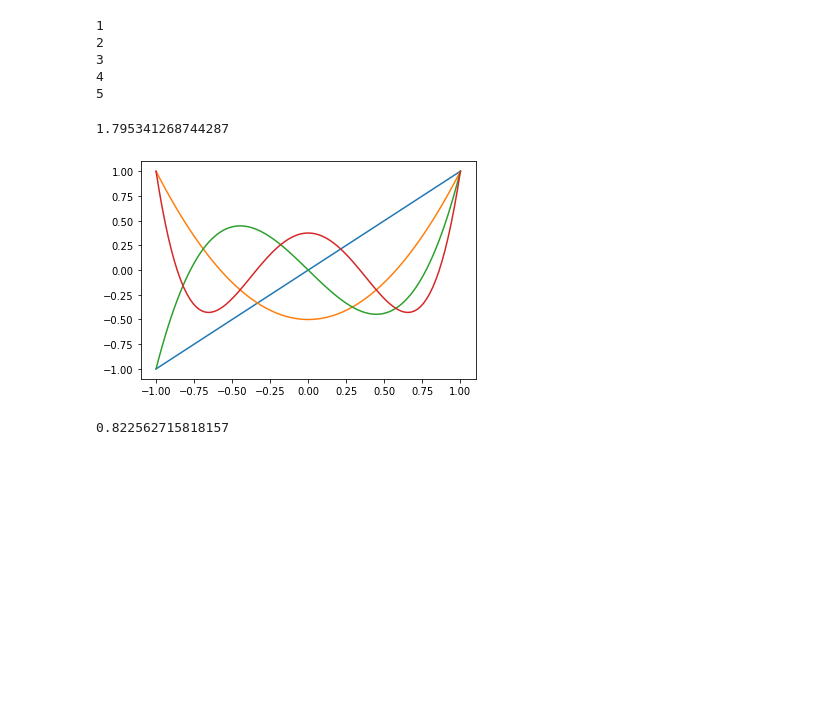
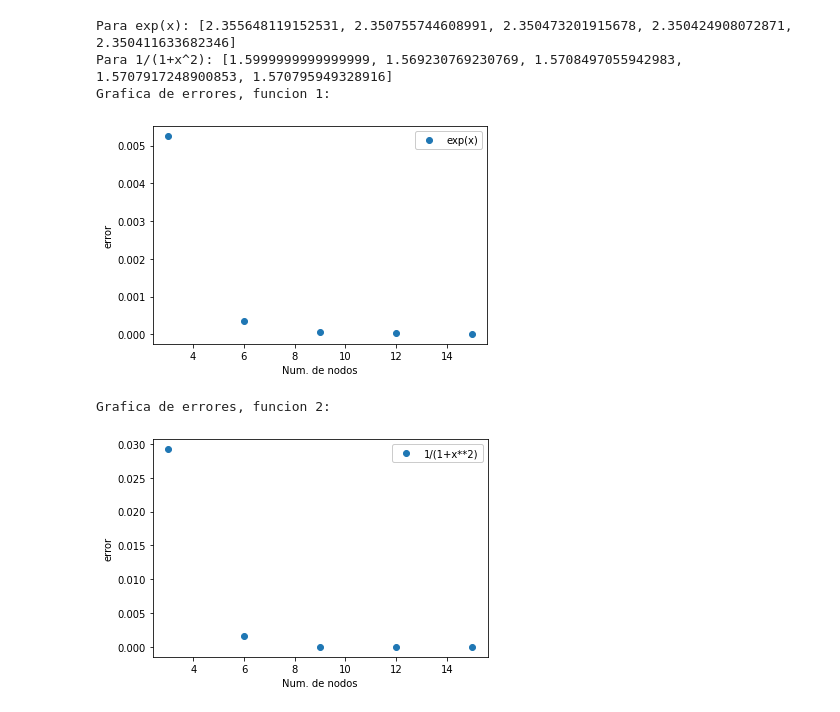
Before and after one commit to JairEsc/Mat_Apl, a Jupyter notebook: MN_T13.ipynb, the cells around one changed output. Drawn from its saved outputs; the diff is of its cells as text; code cells hidden in the pictures; blank space fills up the shorter version.

```diff
--- a/MN_T13.ipynb
+++ b/MN_T13.ipynb
@@ -19,13 +2,0 @@ def Simpson(f,a,b,n):
-# %%
-def f(x):
-    return(1/x)
-a=2
-b=7
-Simpson(f,a,b,6)
-# %% [output]
-1
-2
-3
-4
-5
-1.795341268744287
@@ -32,2 +5,46 @@ Simpson(f,a,b,6)
+# %%
+def Simpson_comp(f,a,b,n):
+    if(n%3!=0):
+        return("n debe ser multiplo de 3")
+    h=(b-a)/n
+    integral=0
+    for k in range(int(n/3)):
+        integral+=(3*h/8)*(f(a+3*k*h)+3*f(a+(3*k+1)*h)+3*f(a+(3*k+2)*h)+f(a+(3*k+3)*h))
+    return(integral)
+# %%
+import math
+def g(x):
+    return(1/(1+x**2))
+integr_f1=[]
+integr_f2=[]
+N=[3,6,9,12,15]
+for n in N:
+    integr_f1.append(Simpson_comp(np.exp,-1,1,n))
+    integr_f2.append(Simpson_comp(g,-1,1,n))
+print("Para exp(x):",integr_f1)
+print("Para 1/(1+x^2):",integr_f2)
+errores_f1=abs(np.array(integr_f1)-(np.exp(1)-np.exp(-1)))
+errores_f2=abs(np.array(integr_f2)-np.pi/2)
+import matplotlib.pyplot as plt
+print("Grafica de errores, funcion 1:\n")
+plt.plot(N,errores_f1,'o',label="exp(x)")
+plt.xlabel('Num. de nodos')
+plt.ylabel('error')
+plt.legend(framealpha=1, frameon=True);
+plt.show()
+print("\nGrafica de errores, funcion 2:\n")
+
+plt.plot(N,errores_f2,'o',label="1/(1+x**2)")
+plt.xlabel('Num. de nodos')
+plt.ylabel('error')
+plt.legend(framealpha=1, frameon=True);
+plt.show()
+# %% [output]
+Para exp(x): [2.355648119152531, 2.350755744608991, 2.350473201915678, 2.350424908072871, 2.350411633682346]
+Para 1/(1+x^2): [1.5999999999999999, 1.569230769230769, 1.5708497055942983, 1.5707917248900853, 1.570795949328916]
+Grafica de errores, funcion 1:
+[figure, added]
+Grafica de errores, funcion 2:
+[figure, added]
 # %%
 #Newton-Legendre.
@@ -44,12 +60,4 @@ def p_prima(n,x):
     return(((n)/(1-x**2))*(p(n-1,x)-x*p(n,x)))
-# %%
-x=np.linspace(-1,1,100)
-import matplotlib.pyplot as plt
-for k in range(1,5):
-    n=k
-    plt.plot(x,p(n,x))
-# %% [output]
-[figure, removed]
 # %%
 def Newton(f, fprime, x_0,tol_x=0,tol_f=10**(-6),iter_max=10000):
   #Input: f, f', x_0,
@@ -99,8 +107,3 @@ def G_L_cuadratura(f,n,a,b):
     for i in range(len(zeros)):
         suma+=((b-a)/2)*c[i]*f(traslation(a,b,zeros[i]))
     return suma
-# %%
-G_L_cuadratura(f_1,3,a=0,b=np.pi)
-G_L_cuadratura(f_2,3,a=0,b=np.pi)
-# %% [output]
-0.822562715818157
```
Also changed, not shown: parts of 8 cells of this notebook.
